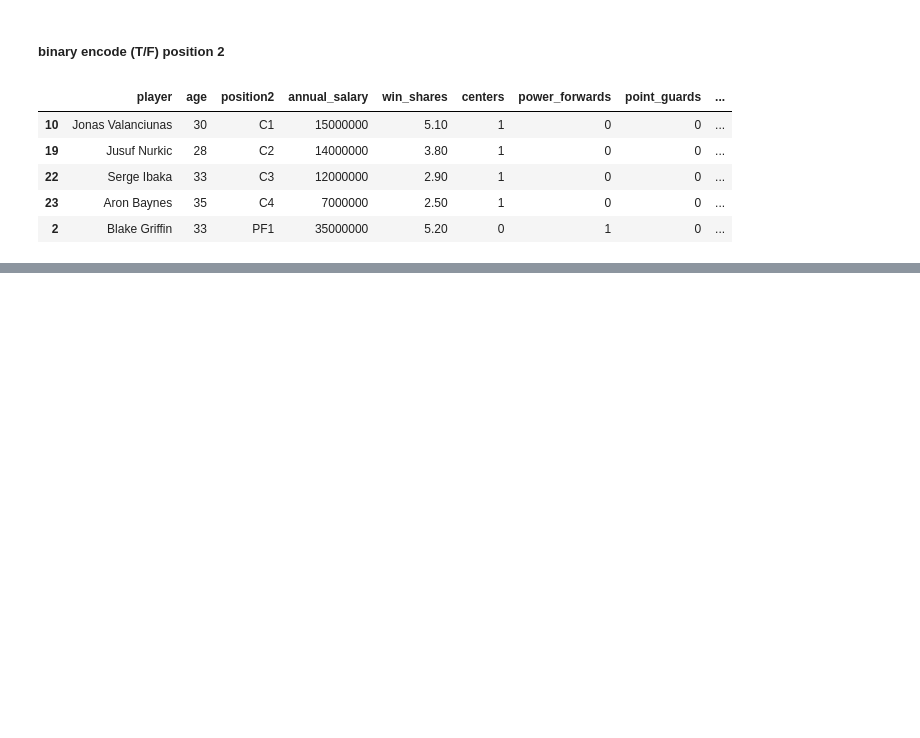
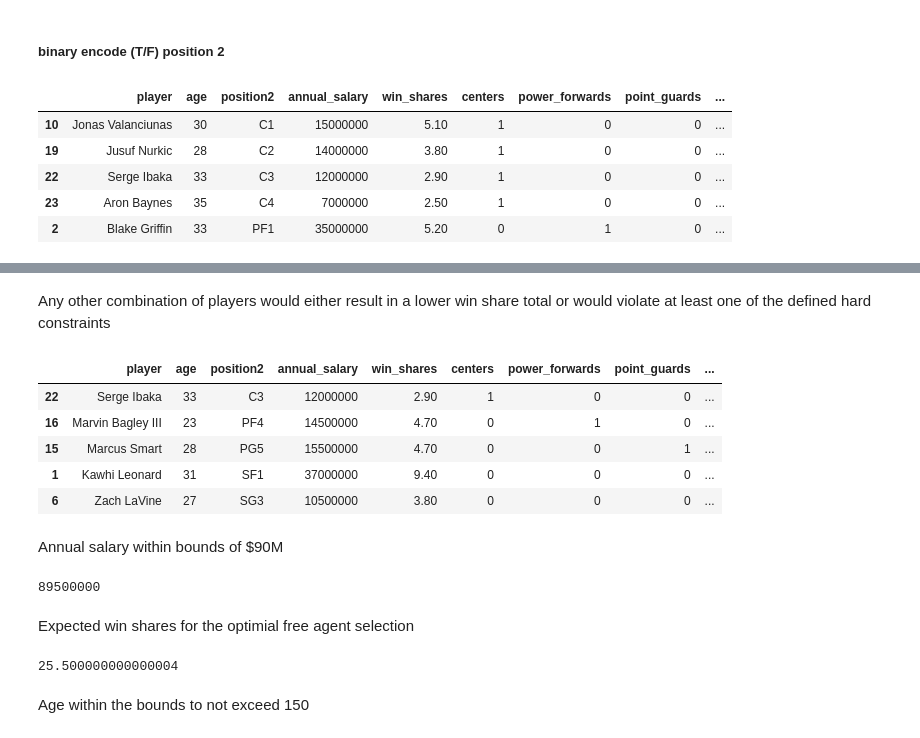
Before and after one commit to Btlyons1/basketball_stats, a Jupyter notebook: constrained_opt.ipynb, the cells around one changed output, grey strips where cells are left out. Saved outputs shown, nothing was run; the diff lists cells and outputs as text; code cells hidden in the pictures; blank space fills up the shorter version.

```diff
--- a/constrained_opt.ipynb
+++ b/constrained_opt.ipynb
@@ -641,0 +474,33 @@ PulpSolverError: Pulp: Error while trying to execute, use msg=True for more deta
+# %%
+result = opt.linprog(c=-objective, A_ub=cm, b_ub=const_rhs, bounds=bounds, integrality=int_vars)
+# %%
+opt_solution_col = [True if i > 0 else False for i in result['x']]
+# %%
+sorted_df['opt'] = opt_solution_col
+# %%
+opt_df = sorted_df.loc[sorted_df.opt == True]
+# %% [markdown]
+Any other combination of players would either result in a lower win share total or would violate at least one of the defined hard constraints
+# %%
+opt_df
+# %% [output]
+|  | player | age | position2 | annual_salary | win_shares | centers | power_forwards | point_guards | ... |
+| 22 | Serge Ibaka | 33 | C3 | 12000000 | 2.90 | 1 | 0 | 0 | ... |
+| 16 | Marvin Bagley III | 23 | PF4 | 14500000 | 4.70 | 0 | 1 | 0 | ... |
+| 15 | Marcus Smart | 28 | PG5 | 15500000 | 4.70 | 0 | 0 | 1 | ... |
+| 1 | Kawhi Leonard | 31 | SF1 | 37000000 | 9.40 | 0 | 0 | 0 | ... |
+| 6 | Zach LaVine | 27 | SG3 | 10500000 | 3.80 | 0 | 0 | 0 | ... |
+# %% [markdown]
+Annual salary within bounds of $90M
+# %%
+opt_df.annual_salary.sum()
+# %% [output]
+89500000
+# %% [markdown]
+Expected win shares for the optimial free agent selection
+# %%
+opt_df.win_shares.sum()
+# %% [output]
+25.500000000000004
+# %% [markdown]
+Age within the bounds to not exceed 150
```
Also changed, not shown: parts of 13 cells of this notebook.
